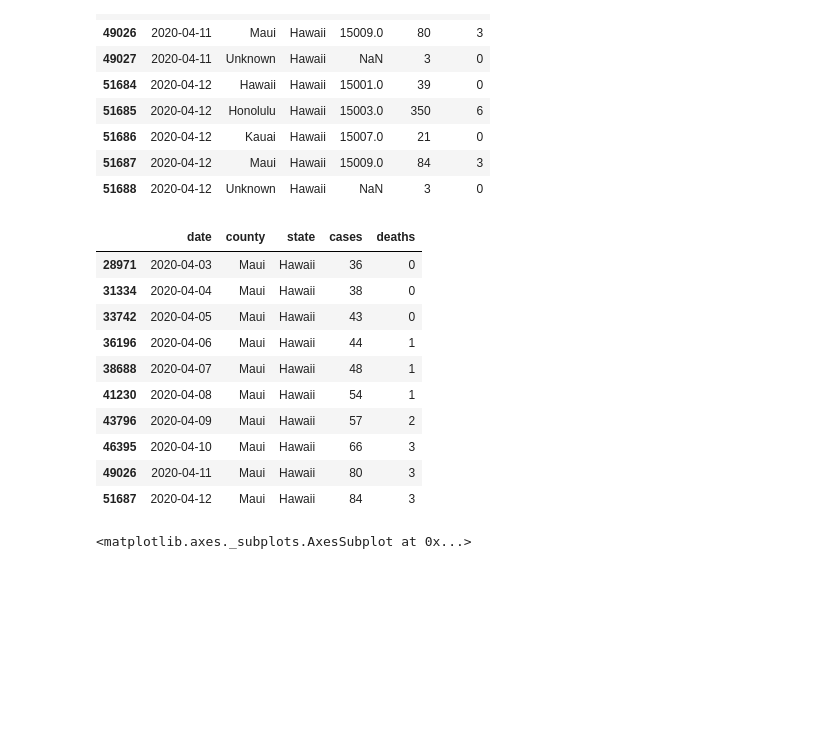
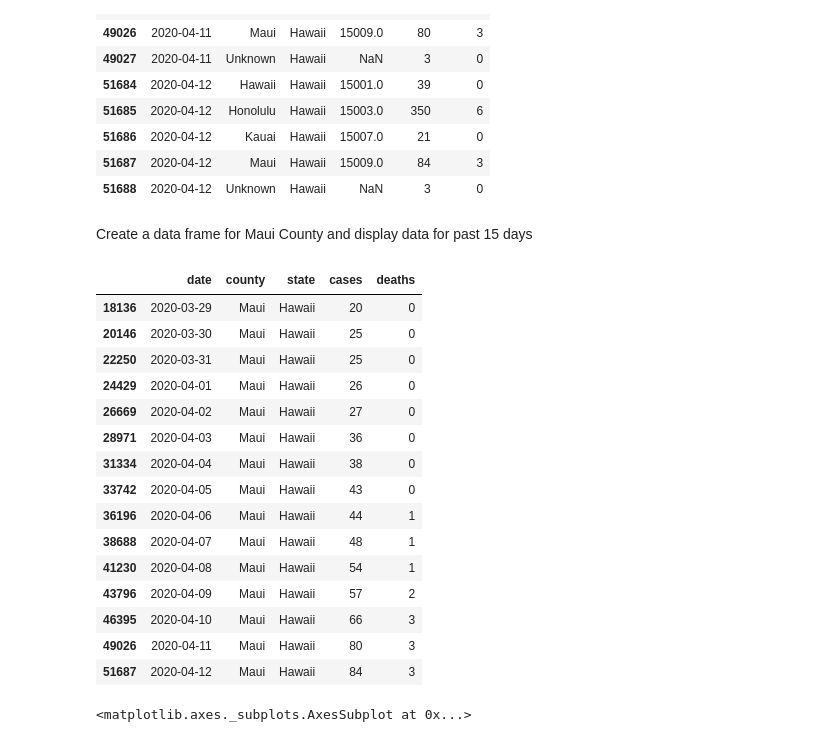
Before and after one commit to leslieshanecr/covid-19-Hawaii, a Jupyter notebook: Covid_19_Hawaii.ipynb, the cells around one changed output. Saved outputs shown, nothing was run; the diff lists cells and outputs as text; code cells hidden in the pictures; blank space fills up the shorter version.

Commit message:
Created using Colaboratory - updated Hawaii data on 4-13-20

```diff
--- a/Covid_19_Hawaii.ipynb
+++ b/Covid_19_Hawaii.ipynb
@@ -176,11 +208,18 @@ df.tail(10)
 | 51686 | 2020-04-12 | Kauai | Hawaii | 15007.0 | 21 | 0 |
 | 51687 | 2020-04-12 | Maui | Hawaii | 15009.0 | 84 | 3 |
 | 51688 | 2020-04-12 | Unknown | Hawaii | NaN | 3 | 0 |
+# %% [markdown]
+Create a data frame for Maui County and display data for past 15 days
 # %%
 Maui_County_df = df[df["county"]== "Maui"].drop(columns = "fips")
-Maui_County_df.tail(10)
+Maui_County_df.tail(15)
 # %% [output]
 |  | date | county | state | cases | deaths |
+| 18136 | 2020-03-29 | Maui | Hawaii | 20 | 0 |
+| 20146 | 2020-03-30 | Maui | Hawaii | 25 | 0 |
+| 22250 | 2020-03-31 | Maui | Hawaii | 25 | 0 |
+| 24429 | 2020-04-01 | Maui | Hawaii | 26 | 0 |
+| 26669 | 2020-04-02 | Maui | Hawaii | 27 | 0 |
 | 28971 | 2020-04-03 | Maui | Hawaii | 36 | 0 |
 | 31334 | 2020-04-04 | Maui | Hawaii | 38 | 0 |
 | 33742 | 2020-04-05 | Maui | Hawaii | 43 | 0 |
```
Also changed, not shown: parts of 24 cells of this notebook.
